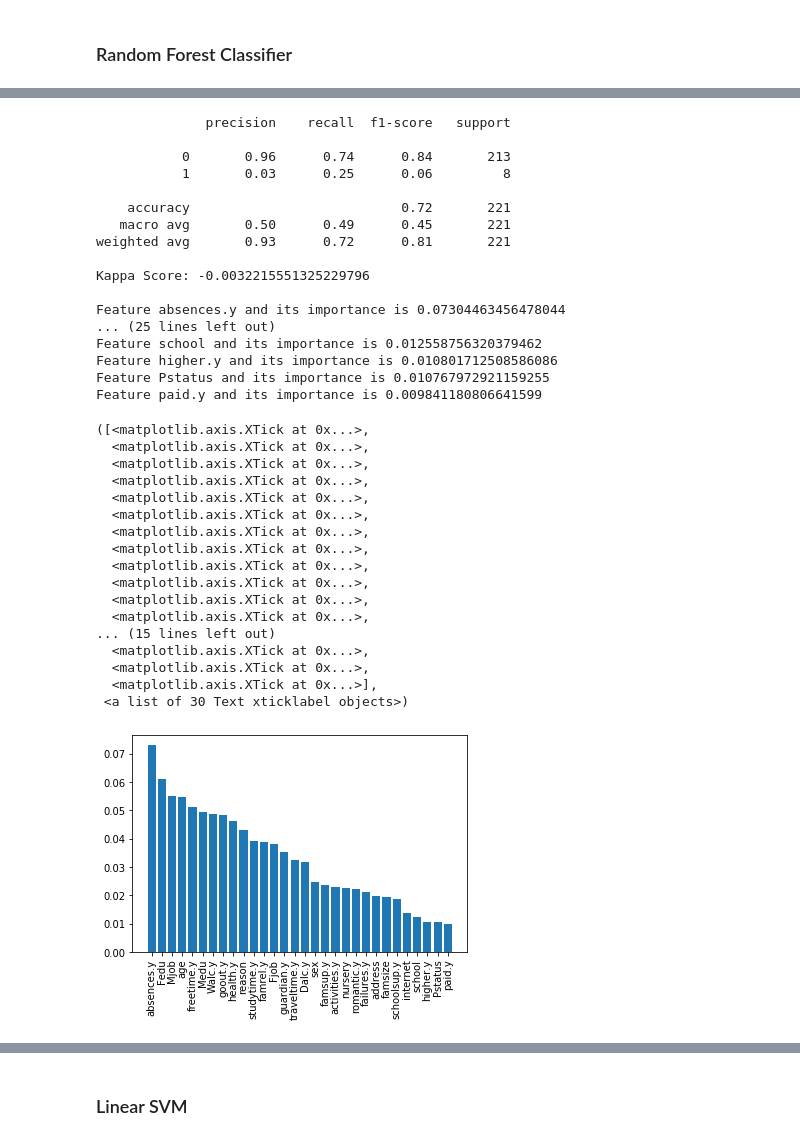
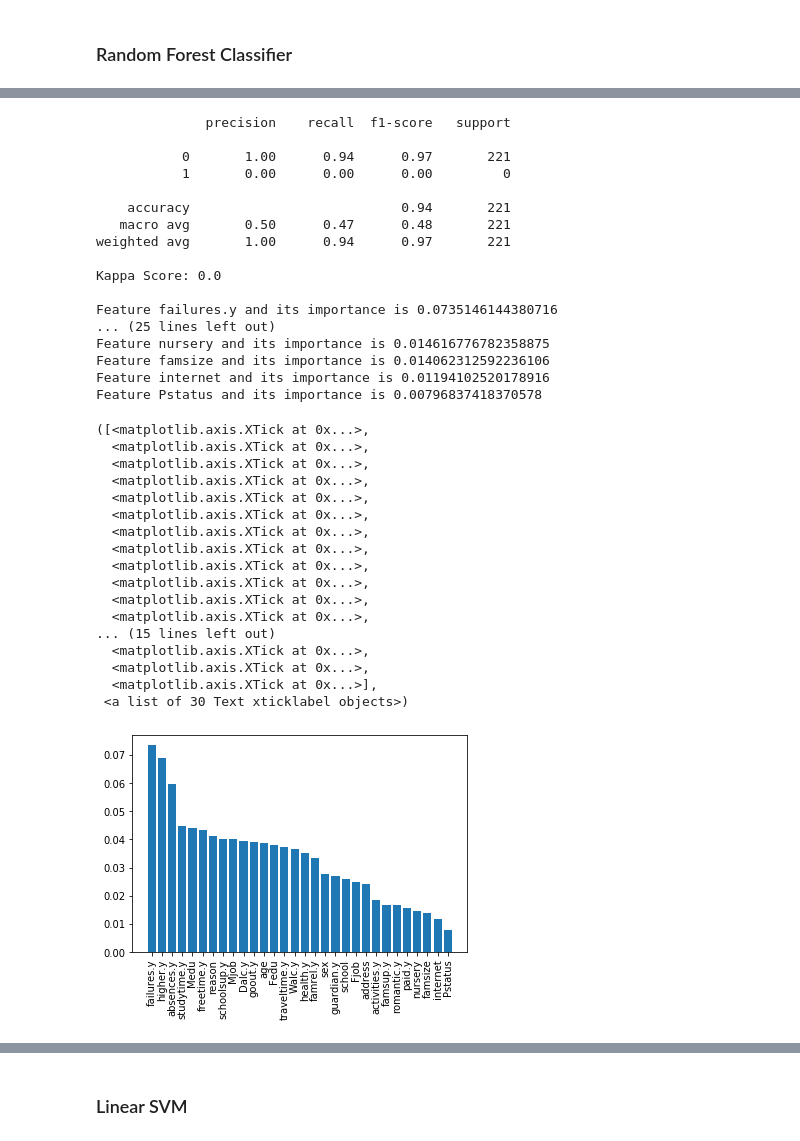
Before and after one commit to hhshahum/Data-Science-Project, a Jupyter notebook: All_Data__Binary_Classification_G3.ipynb, the cells around one changed output, grey strips where cells are left out. Cells and saved outputs as stored; diff of their text form; code cells hidden in the pictures.

```diff
--- a/All_Data__Binary_Classification_G3.ipynb
+++ b/All_Data__Binary_Classification_G3.ipynb
@@ -160,8 +162,8 @@ features_y_G1 = fildf_y.drop(['New G1','New G3'],axis=1)
 # %%
 target_x_G3 = fildf_x['New G3']
 target_x_G1 = fildf_x['New G1']
-target_y_G3 = fildf_x['New G3']
-target_y_G1 = fildf_x['New G1']
+target_y_G3 = fildf_y['New G3']
+target_y_G1 = fildf_y['New G1']
 # %%
 X_train_x_G1, X_test_x_G1, y_train_x_G1, y_test_x_G1 = train_test_split(features_x_G1, target_x_G1, test_size=0.25, random_state=0)
 X_train_y_G1, X_test_y_G1, y_train_y_G1, y_test_y_G1 = train_test_split(features_y_G1, target_y_G1, test_size=0.25, random_state=0)
@@ -545,50 +616,52 @@ Feature school and its importance is 0.009183944292795006
 imp_dict={}
 rf.fit(X_train_y_G1,y_train_y_G1)
 y_pred_y_G1 = rf.predict(X_test_y_G1)
+probarfG1y = rf.predict_proba(X_test_y_G1)
+
 print(classification_report(y_pred_y_G1,y_test_y_G1))
 print("Kappa Score: " +str(cohen_kappa_score(y_pred_y_G1,y_test_y_G1)))
 print("\t")
 for importance, name in sorted(zip(rf.feature_importances_, X_train_y_G1.columns),reverse=True):
     imp_dict[name] = importance
     print ('Feature '+name+ ' and its importance is '+str(importance))
 plt.bar(range(len(imp_dict)), list(imp_dict.values()), align='center')
 plt.xticks(range(len(imp_dict)), list(imp_dict.keys()),rotation=90)
 # %% [output]
               precision    recall  f1-score   support
 
-           0       0.96      0.74      0.84       213
-           1       0.03      0.25      0.06         8
+           0       1.00      0.94      0.97       221
+           1       0.00      0.00      0.00         0
 
-    accuracy                           0.72       221
-   macro avg       0.50      0.49      0.45       221
-weighted avg       0.93      0.72      0.81       221
+    accuracy                           0.94       221
+   macro avg       0.50      0.47      0.48       221
+weighted avg       1.00      0.94      0.97       221
 
-Kappa Score: -0.0032215551325229796
+Kappa Score: 0.0
 
-Feature absences.y and its importance is 0.07304463456478044
+Feature failures.y and its importance is 0.0735146144380716
 ... (25 lines left out)
-Feature school and its importance is 0.012558756320379462
-Feature higher.y and its importance is 0.010801712508586086
-Feature Pstatus and its importance is 0.010767972921159255
-Feature paid.y and its importance is 0.009841180806641599
+Feature nursery and its importance is 0.014616776782358875
+Feature famsize and its importance is 0.014062312592236106
+Feature internet and its importance is 0.01194102520178916
+Feature Pstatus and its importance is 0.00796837418370578
 ([<matplotlib.axis.XTick at 0x...>,
   <matplotlib.axis.XTick at 0x...>,
   <matplotlib.axis.XTick at 0x...>,
   <matplotlib.axis.XTick at 0x...>,
   <matplotlib.axis.XTick at 0x...>,
   <matplotlib.axis.XTick at 0x...>,
   <matplotlib.axis.XTick at 0x...>,
   <matplotlib.axis.XTick at 0x...>,
   <matplotlib.axis.XTick at 0x...>,
   <matplotlib.axis.XTick at 0x...>,
   <matplotlib.axis.XTick at 0x...>,
   <matplotlib.axis.XTick at 0x...>,
 ... (15 lines left out)
   <matplotlib.axis.XTick at 0x...>,
   <matplotlib.axis.XTick at 0x...>,
   <matplotlib.axis.XTick at 0x...>],
  <a list of 30 Text xticklabel objects>)
-[figure, old version]
+[figure, new version]
 # %%
 imp_dict={}
 rf.fit(X_train_y_G3,y_train_y_G3)
```
Also changed, not shown: parts of 39 cells of this notebook, 7 other files.
